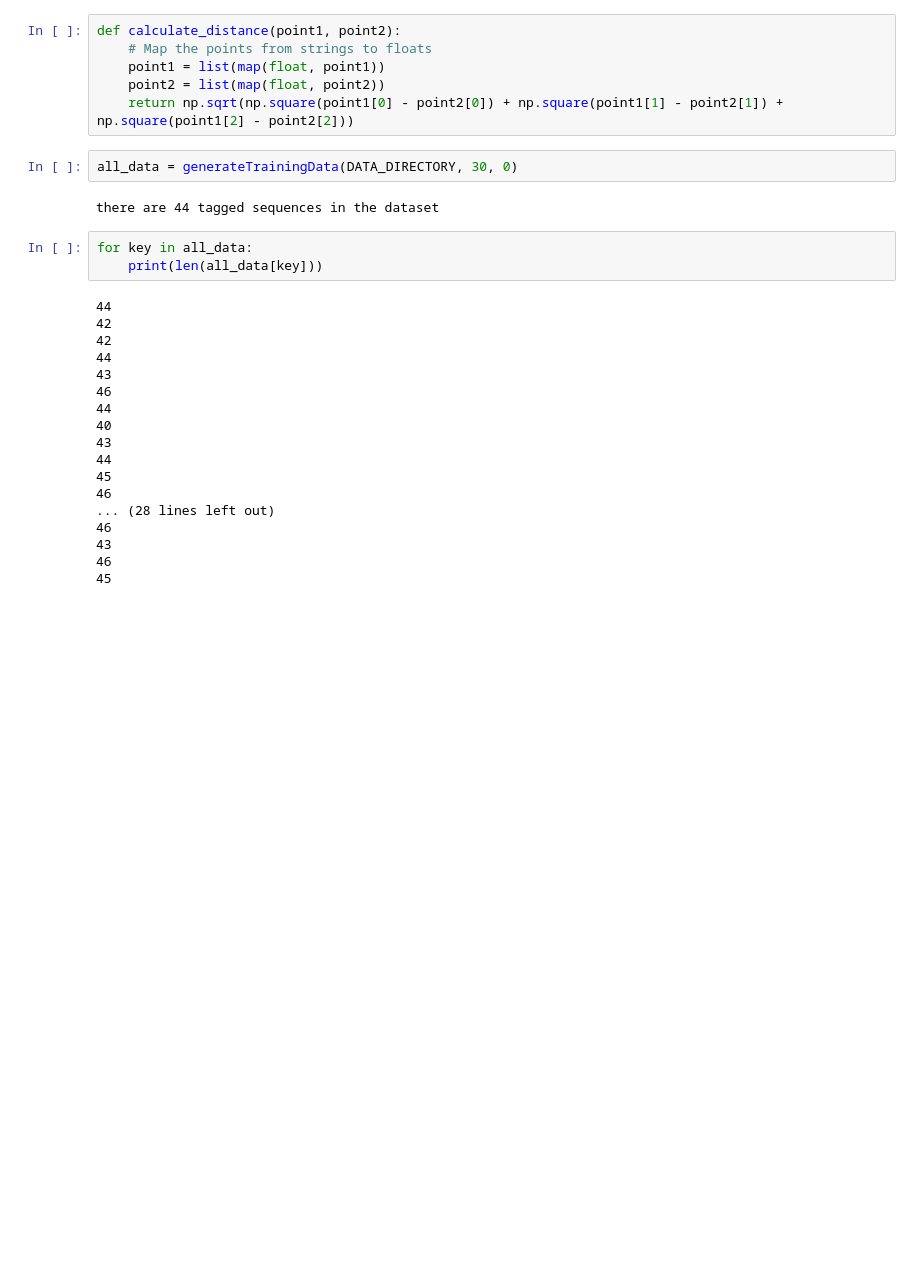
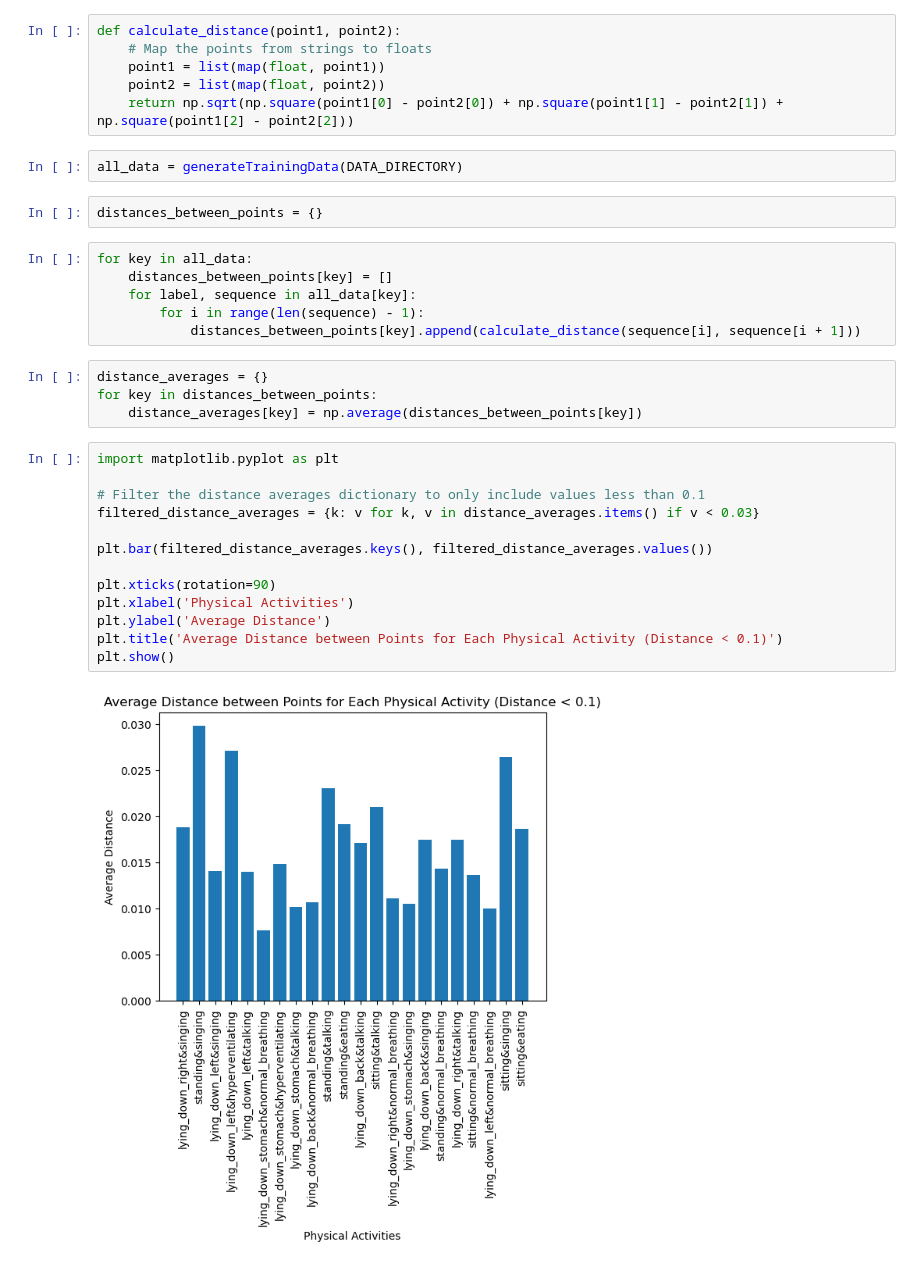
Before and after one commit to iestynmullinor/pdiot_classifier, a Jupyter notebook: ThresholdClassifier.ipynb, the cells around one changed output. Drawn from its saved outputs; the diff is of its cells as text; blank space fills up the shorter version.

```diff
--- a/ThresholdClassifier.ipynb
+++ b/ThresholdClassifier.ipynb
@@ -109,27 +60,31 @@ def calculate_distance(point1, point2):
     point2 = list(map(float, point2))
     return np.sqrt(np.square(point1[0] - point2[0]) + np.square(point1[1] - point2[1]) + np.square(point1[2] - point2[2]))
 # %%
-all_data = generateTrainingData(DATA_DIRECTORY, 30, 0)
+all_data = generateTrainingData(DATA_DIRECTORY)
-# %% [output]
-there are 44 tagged sequences in the dataset
-# %%
-for key in all_data:
-    print(len(all_data[key]))
-# %% [output]
-44
-42
-42
-44
-43
-46
-44
-40
-43
-44
-45
-46
-... (28 lines left out)
-46
-43
-46
-45
+# %%
+distances_between_points = {}
+# %%
+for key in all_data:
+    distances_between_points[key] = []
+    for label, sequence in all_data[key]:
+        for i in range(len(sequence) - 1):
+            distances_between_points[key].append(calculate_distance(sequence[i], sequence[i + 1]))
+# %%
+distance_averages = {}
+for key in distances_between_points:
+    distance_averages[key] = np.average(distances_between_points[key])
+# %%
+import matplotlib.pyplot as plt
+
+# Filter the distance averages dictionary to only include values less than 0.1
+filtered_distance_averages = {k: v for k, v in distance_averages.items() if v < 0.03}
+
+plt.bar(filtered_distance_averages.keys(), filtered_distance_averages.values())
+
+plt.xticks(rotation=90)
+plt.xlabel('Physical Activities')
+plt.ylabel('Average Distance')
+plt.title('Average Distance between Points for Each Physical Activity (Distance < 0.1)')
+plt.show()
+# %% [output]
+[figure, added]
```
Also changed, not shown: parts of 5 cells of this notebook, 3 other files.
